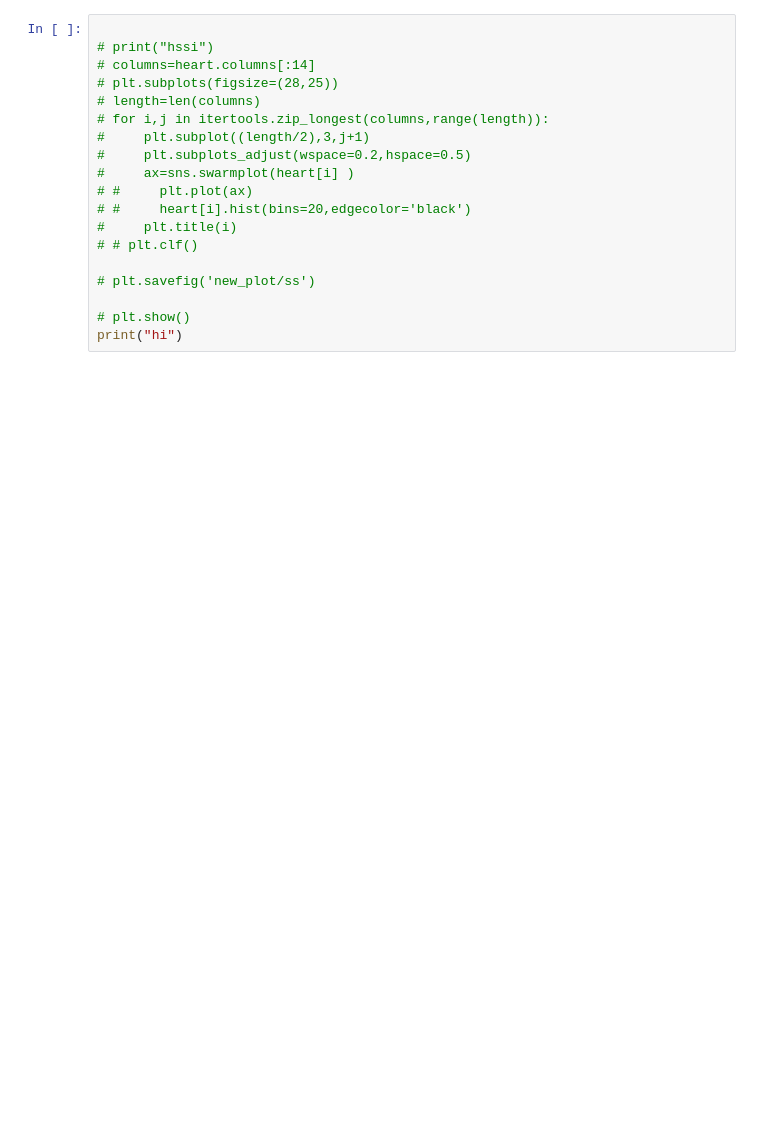
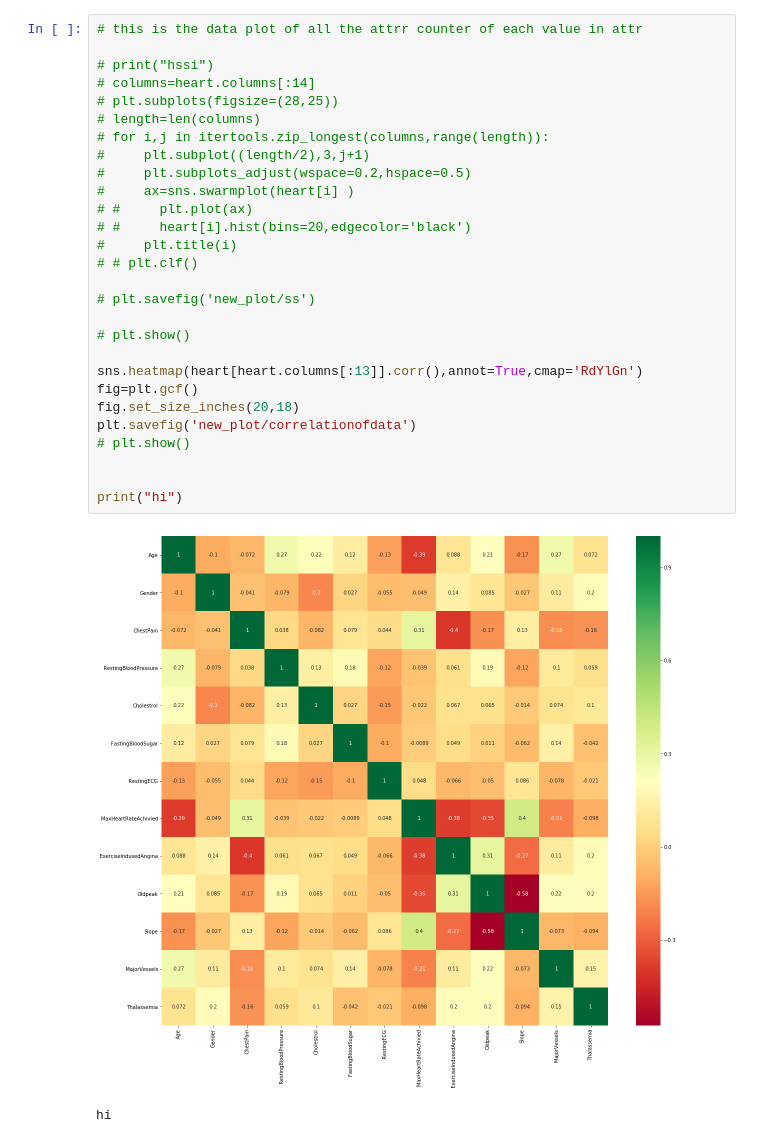
Before and after one commit to loayjb96/MachineLearning-Heart-attack-prediction, a Jupyter notebook: heart_search.ipynb, the cells around one changed output. Cells and saved outputs as stored; diff of their text form; blank space fills up the shorter version.

```diff
--- a/heart_search.ipynb
+++ b/heart_search.ipynb
@@ -60,24 +94,36 @@ import itertools
 
 # plt.show()
 # %%
+# this is the data plot of all the attrr counter of each value in attr
 
 # print("hssi")
 # columns=heart.columns[:14]
 # plt.subplots(figsize=(28,25))
 # length=len(columns)
 # for i,j in itertools.zip_longest(columns,range(length)):
 #     plt.subplot((length/2),3,j+1)
 #     plt.subplots_adjust(wspace=0.2,hspace=0.5)
 #     ax=sns.swarmplot(heart[i] )
 # #     plt.plot(ax)
 # #     heart[i].hist(bins=20,edgecolor='black')
 #     plt.title(i)
 # # plt.clf()
 
 # plt.savefig('new_plot/ss')
 
 # plt.show()
+
+sns.heatmap(heart[heart.columns[:13]].corr(),annot=True,cmap='RdYlGn')
+fig=plt.gcf()
+fig.set_size_inches(20,18)
+plt.savefig('new_plot/correlationofdata')
+# plt.show()
+
+
 print("hi")
+# %% [output]
+[figure, added]
+hi
 # %%
 from sklearn import svm
 from sklearn.neighbors import KNeighborsClassifier
```
Also changed, not shown: parts of 8 cells of this notebook, 6 other files.
